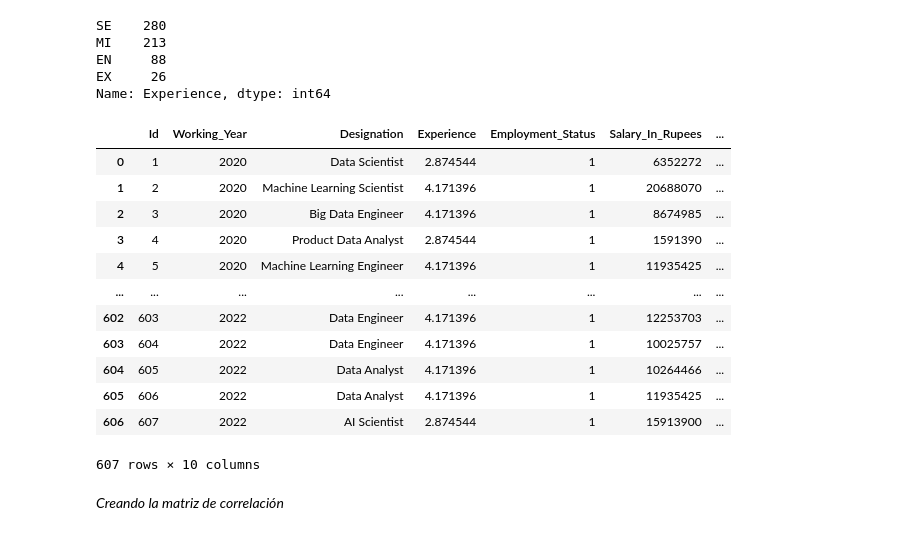
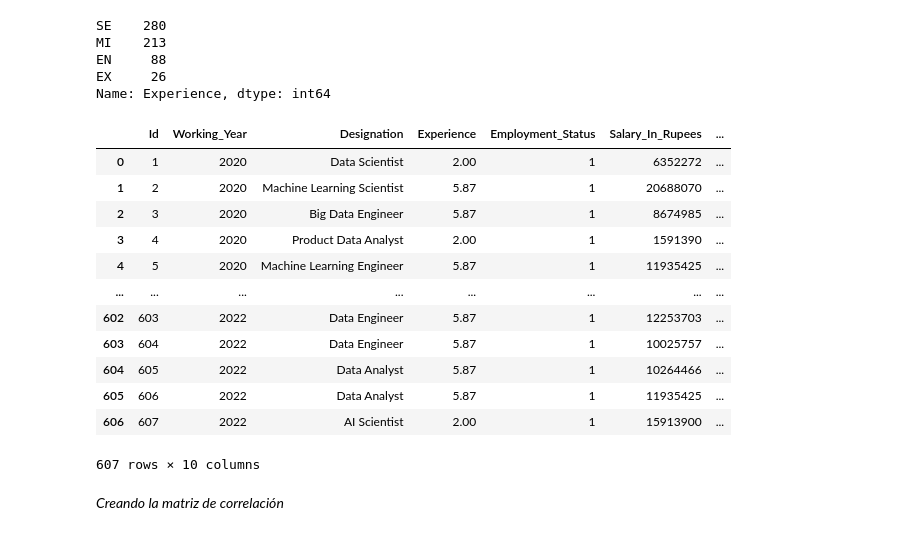
Before and after one commit to mrodriguez2000/Python, a Jupyter notebook: Visualización.ipynb, the cells around one changed output. Saved outputs shown, nothing was run; the diff lists cells and outputs as text; code cells hidden in the pictures.

```diff
--- a/Visualización.ipynb
+++ b/Visualización.ipynb
@@ -39,8 +39,8 @@ dtype: object
 # %% [markdown]
 *Convirtiendo Id y Working_Year a String*
 # %%
-df["Id"] = df["Id"].to_string()
-df["Working_Year"] = df["Working_Year"].to_string()
+df["Id"] = df["Id"].astype(str)
+df["Working_Year"] = df["Working_Year"].astype(str)
 # %% [markdown]
 *Primero se crea una variable que agrupe el df por Designation, posteriormente se procede a graficar*
 # %%
@@ -122,22 +122,22 @@ EX     26
 Name: Experience, dtype: int64
 # %%
 import random
-df["Experience"] = df["Experience"].replace({"EN": random.uniform(0,1), "MI": random.uniform(2,3),
-                                            "SE": random.uniform(4,6), "EX": random.uniform(6.5,9)})
+df["Experience"] = round(df["Experience"].replace({"EN": random.uniform(0,1), "MI": random.uniform(2,3),
+                                            "SE": random.uniform(4,6), "EX": random.uniform(6.5,9)}), 2)
 df
 # %% [output]
 |  | Id | Working_Year | Designation | Experience | Employment_Status | Salary_In_Rupees | ... |
-| 0 | 1 | 2020 | Data Scientist | 2.874544 | 1 | 6352272 | ... |
-| 1 | 2 | 2020 | Machine Learning Scientist | 4.171396 | 1 | 20688070 | ... |
-| 2 | 3 | 2020 | Big Data Engineer | 4.171396 | 1 | 8674985 | ... |
-| 3 | 4 | 2020 | Product Data Analyst | 2.874544 | 1 | 1591390 | ... |
-| 4 | 5 | 2020 | Machine Learning Engineer | 4.171396 | 1 | 11935425 | ... |
+| 0 | 1 | 2020 | Data Scientist | 2.00 | 1 | 6352272 | ... |
+| 1 | 2 | 2020 | Machine Learning Scientist | 5.87 | 1 | 20688070 | ... |
+| 2 | 3 | 2020 | Big Data Engineer | 5.87 | 1 | 8674985 | ... |
+| 3 | 4 | 2020 | Product Data Analyst | 2.00 | 1 | 1591390 | ... |
+| 4 | 5 | 2020 | Machine Learning Engineer | 5.87 | 1 | 11935425 | ... |
 | ... | ... | ... | ... | ... | ... | ... | ... |
-| 602 | 603 | 2022 | Data Engineer | 4.171396 | 1 | 12253703 | ... |
-| 603 | 604 | 2022 | Data Engineer | 4.171396 | 1 | 10025757 | ... |
-| 604 | 605 | 2022 | Data Analyst | 4.171396 | 1 | 10264466 | ... |
-| 605 | 606 | 2022 | Data Analyst | 4.171396 | 1 | 11935425 | ... |
-| 606 | 607 | 2022 | AI Scientist | 2.874544 | 1 | 15913900 | ... |
+| 602 | 603 | 2022 | Data Engineer | 5.87 | 1 | 12253703 | ... |
+| 603 | 604 | 2022 | Data Engineer | 5.87 | 1 | 10025757 | ... |
+| 604 | 605 | 2022 | Data Analyst | 5.87 | 1 | 10264466 | ... |
+| 605 | 606 | 2022 | Data Analyst | 5.87 | 1 | 11935425 | ... |
+| 606 | 607 | 2022 | AI Scientist | 2.00 | 1 | 15913900 | ... |
 607 rows × 10 columns
 # %% [markdown]
 *Creando la matriz de correlación*
```
Also changed, not shown: parts of 2 cells of this notebook, 1 other file.
